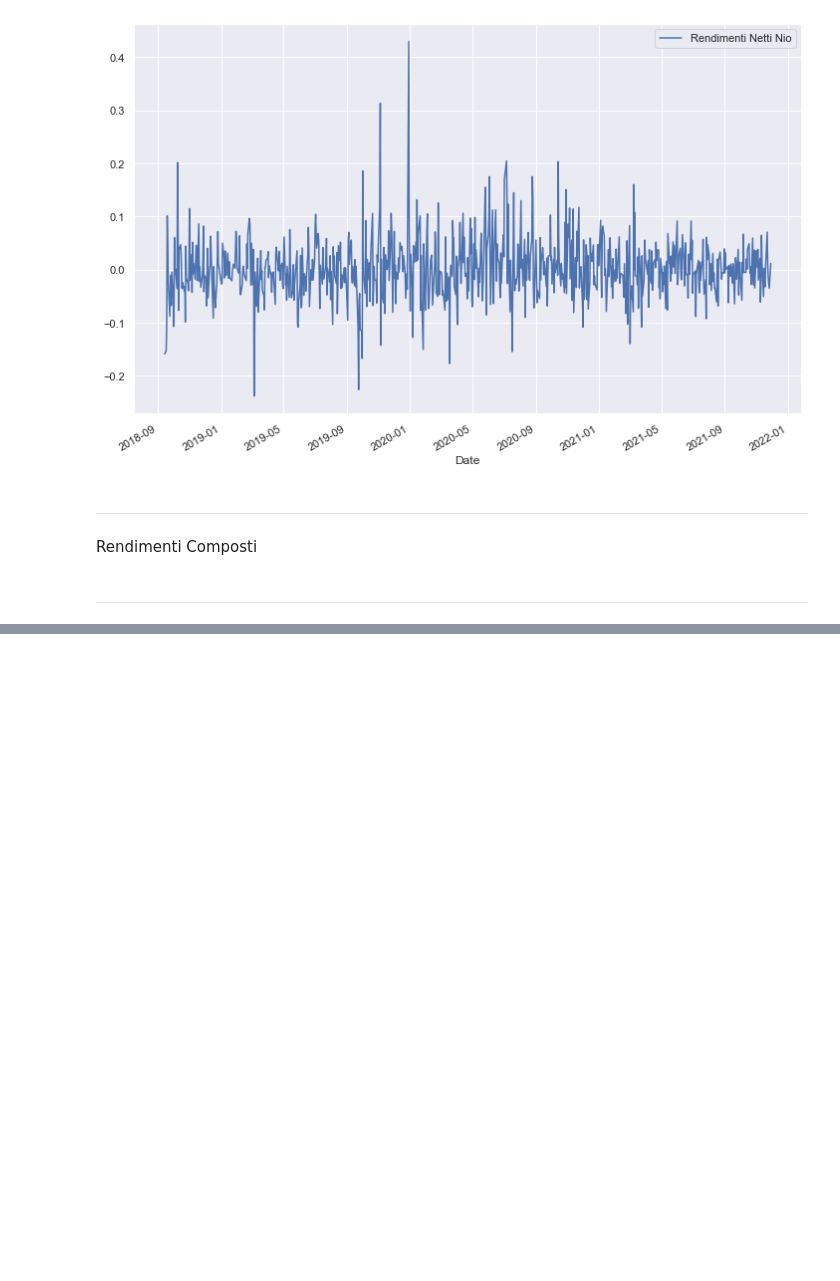
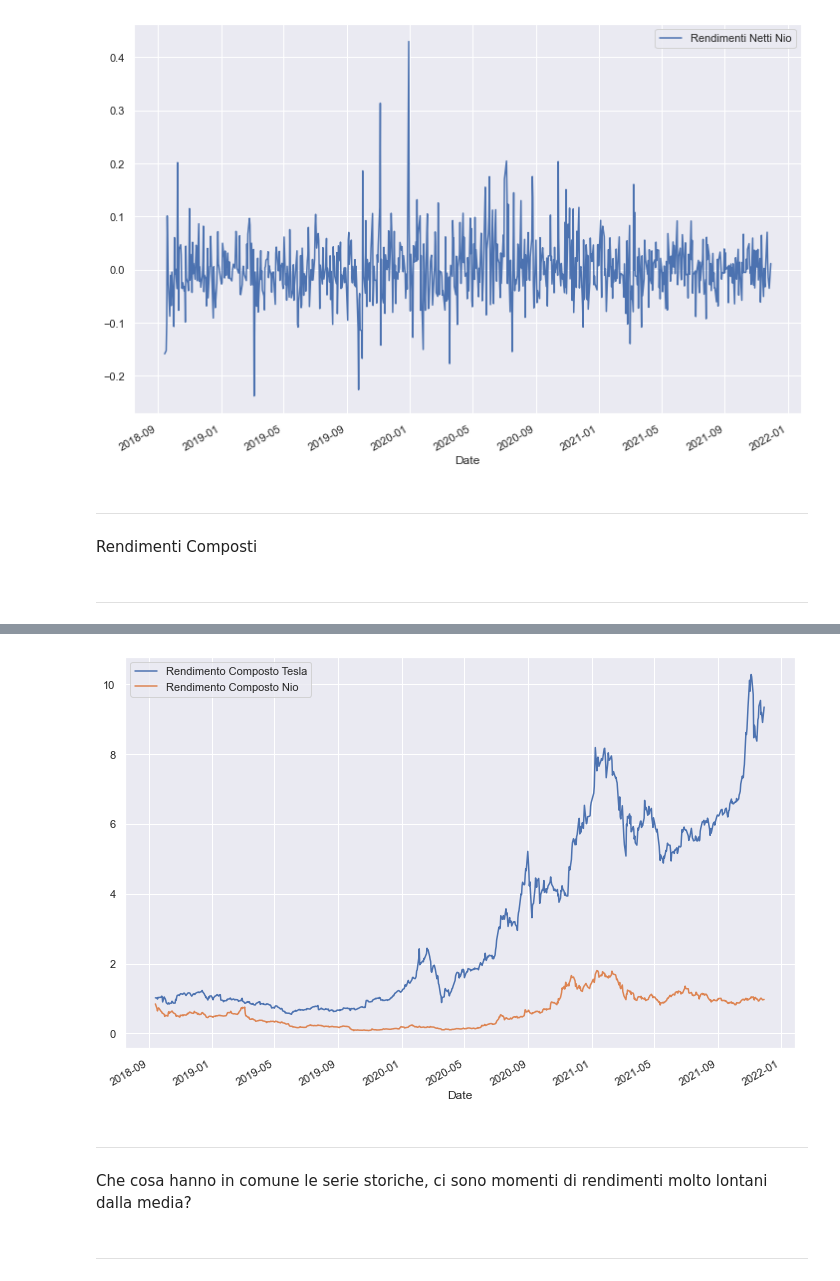
Before and after one commit to Simonotos/BusinessProject, a Jupyter notebook: BusinessProject.ipynb, the cells around one changed output, grey strips where cells are left out. Cells and saved outputs as stored; diff of their text form; code cells hidden in the pictures; blank space fills up the shorter version.

```diff
--- a/BusinessProject.ipynb
+++ b/BusinessProject.ipynb
@@ -428,3 +428,10 @@ ________________________________________________________________________________
 Rendimenti Composti
 # %% [markdown]
 _______________________________________________________________________________________________________
+# %%
+cum_daily_return_tesla = (1 + rendimenti_netti_tesla).cumprod()
+rendimenti_df["Rendimento Composto Tesla"] = cum_daily_return_tesla
+
+cum_daily_return_nio = (1 + rendimenti_netti_nio).cumprod()
+rendimenti_df["Rendimento Composto Nio"] = cum_daily_return_nio
+rendimenti_df[["Rendimento Composto Tesla", "Rendimento Composto Nio"]]
@@ -430,0 +453,11 @@ ________________________________________________________________________________
+# %%
+rendimenti_df[["Rendimento Composto Tesla", "Rendimento Composto Nio"]].plot(figsize=(12,8))
+plt.show()
+# %% [output]
+[figure, added]
+# %% [markdown]
+_______________________________________________________________________________________________________
+# %% [markdown]
+Che cosa hanno in comune le serie storiche, ci sono momenti di rendimenti molto lontani dalla media?
+# %% [markdown]
+_______________________________________________________________________________________________________
```
Also changed, not shown: parts of 20 cells of this notebook.
